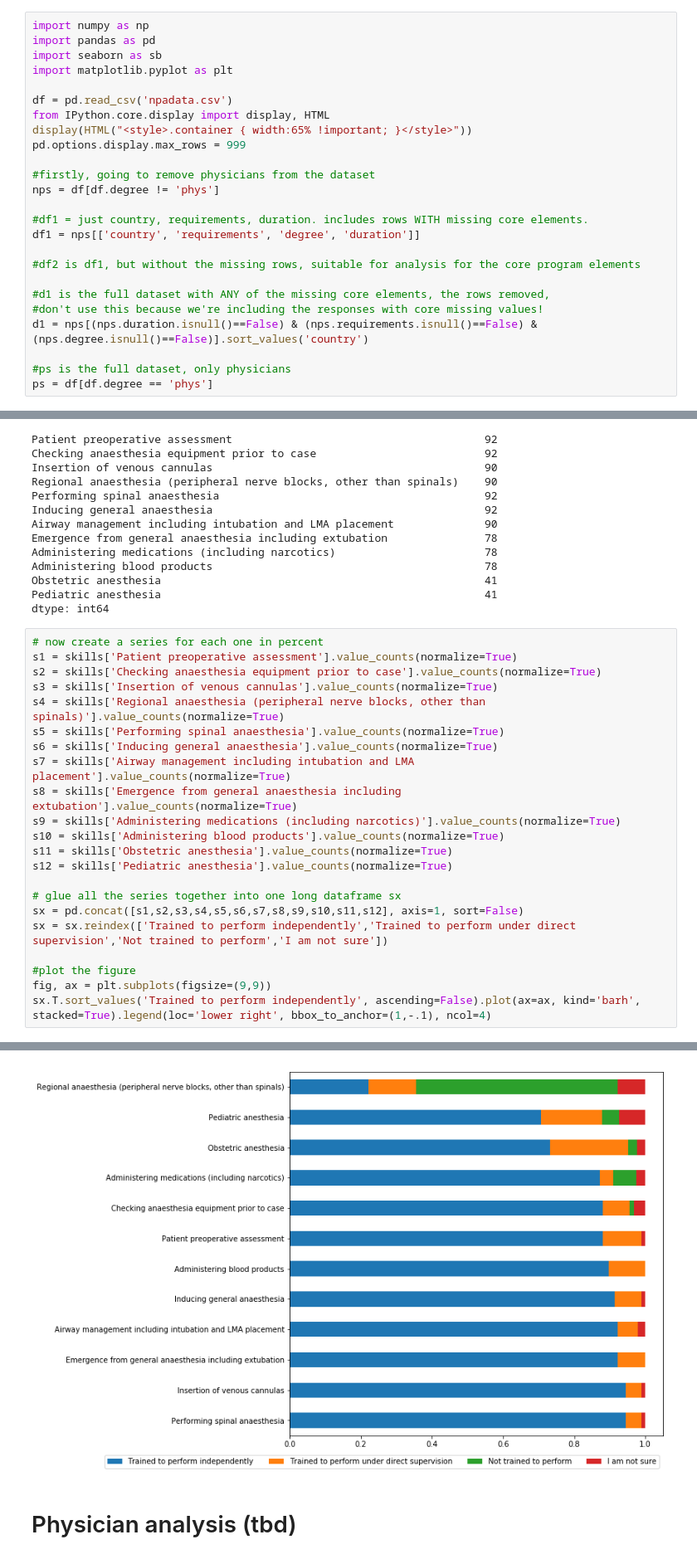
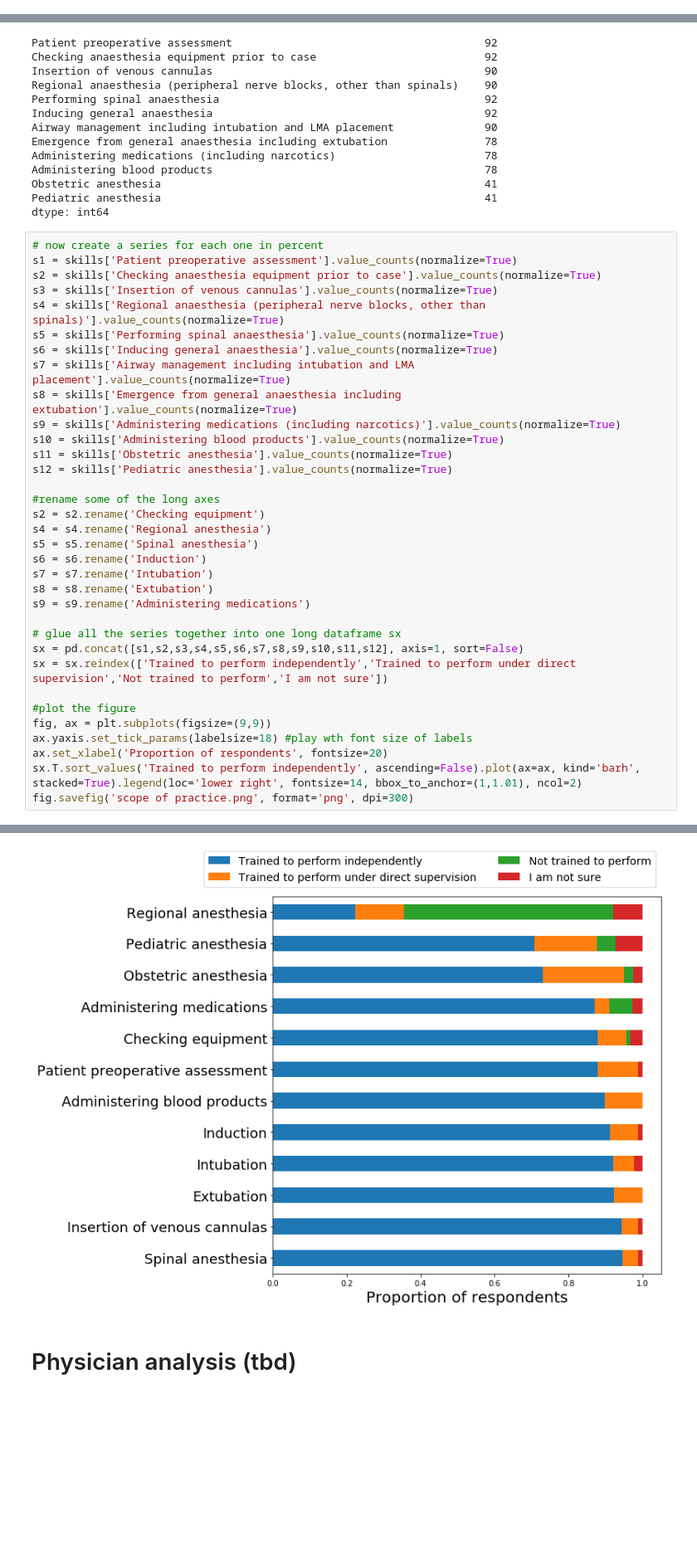
Before and after one commit to lawtj/npa, a Jupyter notebook: npa data.ipynb, the cells around one changed output, grey strips where cells are left out. Shown at 83% size. Cells and saved outputs as stored; diff of their text form; blank space fills up the shorter version.

```diff
--- a/npa data.ipynb
+++ b/npa data.ipynb
@@ -17,28 +20,3 @@
   });
 </script>
 <form action="javascript:code_toggle()"><input type="submit" id="toggleButton" value="Show Code"></form>
-# %%
-import numpy as np
-import pandas as pd
-import seaborn as sb
-import matplotlib.pyplot as plt
-
-df = pd.read_csv('npadata.csv')
-from IPython.core.display import display, HTML
-display(HTML("<style>.container { width:65% !important; }</style>"))
-pd.options.display.max_rows = 999
-
-#firstly, going to remove physicians from the dataset
-nps = df[df.degree != 'phys']
-
-#df1 = just country, requirements, duration. includes rows WITH missing core elements.
-df1 = nps[['country', 'requirements', 'degree', 'duration']]
-
-#df2 is df1, but without the missing rows, suitable for analysis for the core program elements
-
-#d1 is the full dataset with ANY of the missing core elements, the rows removed,
-#don't use this because we're including the responses with core missing values!
-d1 = nps[(nps.duration.isnull()==False) & (nps.requirements.isnull()==False) & (nps.degree.isnull()==False)].sort_values('country')
-
-#ps is the full dataset, only physicians
-ps = df[df.degree == 'phys']
@@ -899,11 +909,23 @@ s10 = skills['Administering blood products'].value_counts(normalize=True)
 s11 = skills['Obstetric anesthesia'].value_counts(normalize=True)
 s12 = skills['Pediatric anesthesia'].value_counts(normalize=True)
 
+#rename some of the long axes
+s2 = s2.rename('Checking equipment')
+s4 = s4.rename('Regional anesthesia')
+s5 = s5.rename('Spinal anesthesia')
+s6 = s6.rename('Induction')
+s7 = s7.rename('Intubation')
+s8 = s8.rename('Extubation')
+s9 = s9.rename('Administering medications')
+
 # glue all the series together into one long dataframe sx
 sx = pd.concat([s1,s2,s3,s4,s5,s6,s7,s8,s9,s10,s11,s12], axis=1, sort=False)
 sx = sx.reindex(['Trained to perform independently','Trained to perform under direct supervision','Not trained to perform','I am not sure'])
 
 #plot the figure
 fig, ax = plt.subplots(figsize=(9,9))
-sx.T.sort_values('Trained to perform independently', ascending=False).plot(ax=ax, kind='barh', stacked=True).legend(loc='lower right', bbox_to_anchor=(1,-.1), ncol=4)
+ax.yaxis.set_tick_params(labelsize=18) #play wth font size of labels
+ax.set_xlabel('Proportion of respondents', fontsize=20)
+sx.T.sort_values('Trained to perform independently', ascending=False).plot(ax=ax, kind='barh', stacked=True).legend(loc='lower right', fontsize=14, bbox_to_anchor=(1,1.01), ncol=2)
+fig.savefig('scope of practice.png', format='png', dpi=300)
 # %% [output]
@@ -911,4 +932,4 @@ sx.T.sort_values('Trained to perform independently', ascending=False).plot(ax=ax
-[figure, old version]
+[figure, new version]
 # %% [markdown]
 # Physician analysis (tbd)
 # %% [markdown]
```
Also changed, not shown: parts of 121 cells of this notebook.
